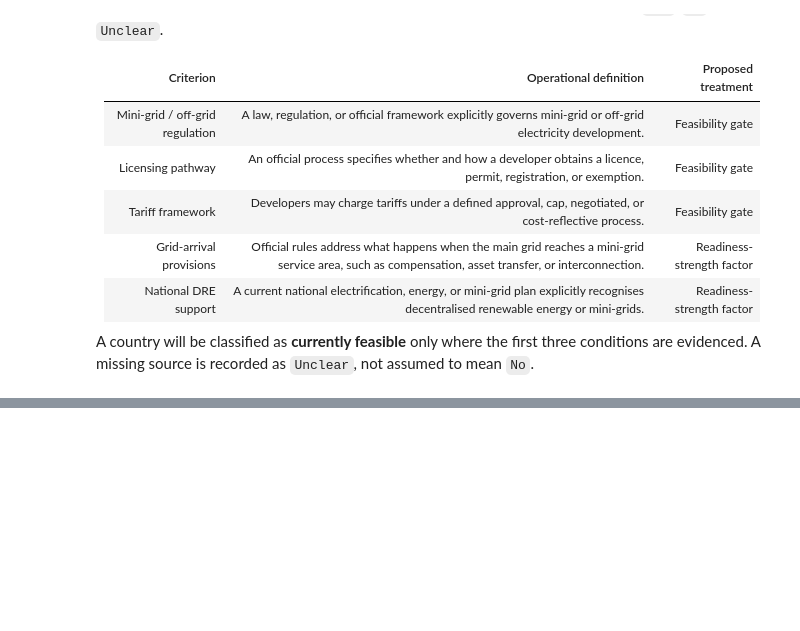
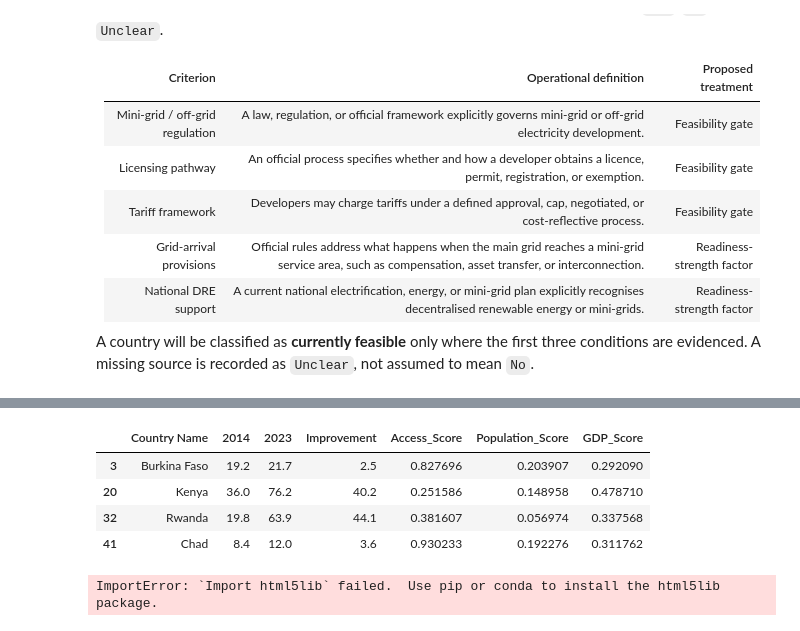
Before and after one commit to meezhay/energy-market-intelligence, a Jupyter notebook: notebooks/04_market_readiness.ipynb, the cells around one changed output, grey strips where cells are left out. Saved outputs shown, nothing was run; the diff lists cells and outputs as text; code cells hidden in the pictures; blank space fills up the shorter version.

```diff
--- a/notebooks/04_market_readiness.ipynb
+++ b/notebooks/04_market_readiness.ipynb
@@ -30,0 +259,22 @@ to mean `No`.
+# %%
+readiness_df.loc[
+    readiness_df["Country Name"].isin(["Burkina Faso", "Chad", "Kenya", "Rwanda"]),
+    ["Country Name", "2014", "2023", "Improvement", "Access_Score", "Population_Score", "GDP_Score"],
+]
+# %% [output]
+|  | Country Name | 2014 | 2023 | Improvement | Access_Score | Population_Score | GDP_Score |
+| 3 | Burkina Faso | 19.2 | 21.7 | 2.5 | 0.827696 | 0.203907 | 0.292090 |
+| 20 | Kenya | 36.0 | 76.2 | 40.2 | 0.251586 | 0.148958 | 0.478710 |
+| 32 | Rwanda | 19.8 | 63.9 | 44.1 | 0.381607 | 0.056974 | 0.337568 |
+| 41 | Chad | 8.4 | 12.0 | 3.6 | 0.930233 | 0.192276 | 0.311762 |
+# %%
+from src.load_data import load_rise_data
+
+# Use the actual RISE mini-grid file used elsewhere in this notebook
+rise_sub_indicators = load_rise_data(
+    project_root / "data" / "raw" / "market readiness" / "rise-data-score-minigrid.xls"
+)
+
+rise_sub_indicators.head()
+# %% [output]
+ImportError: `Import html5lib` failed.  Use pip or conda to install the html5lib package.
```
Also changed, not shown: parts of 15 cells of this notebook, 4 other files.
